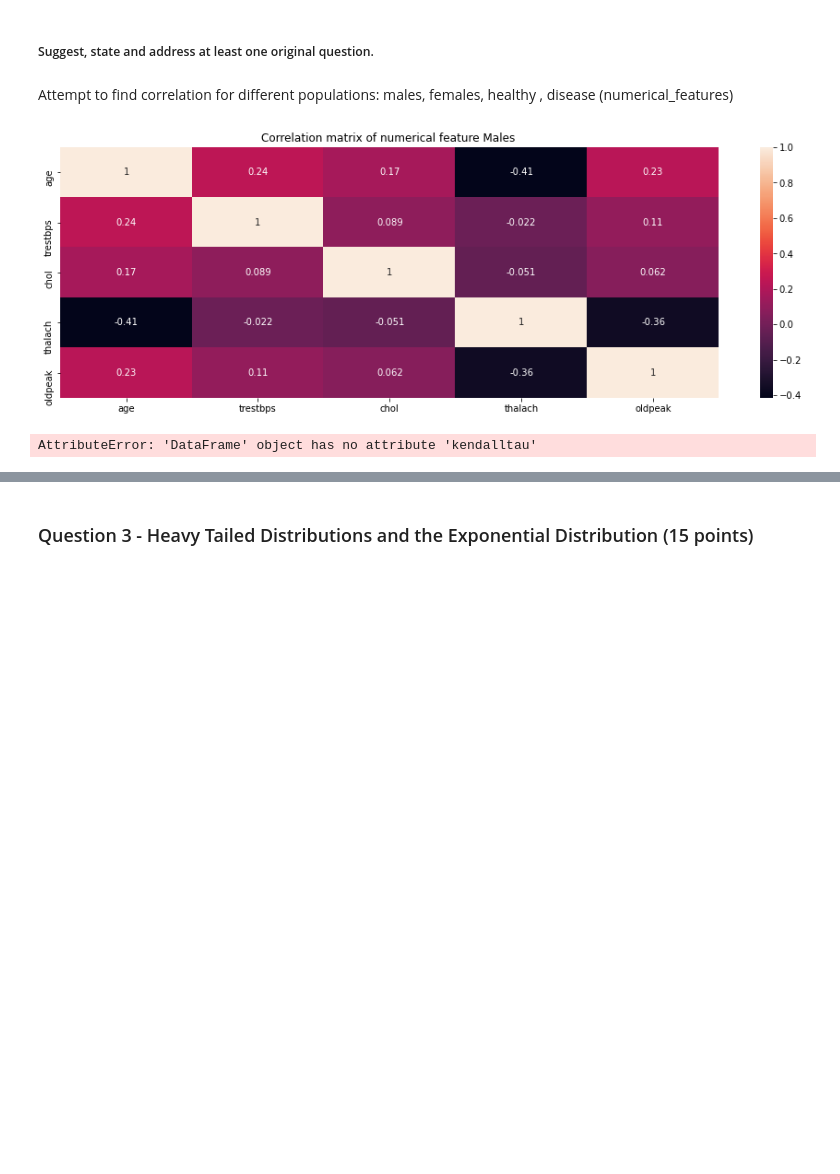
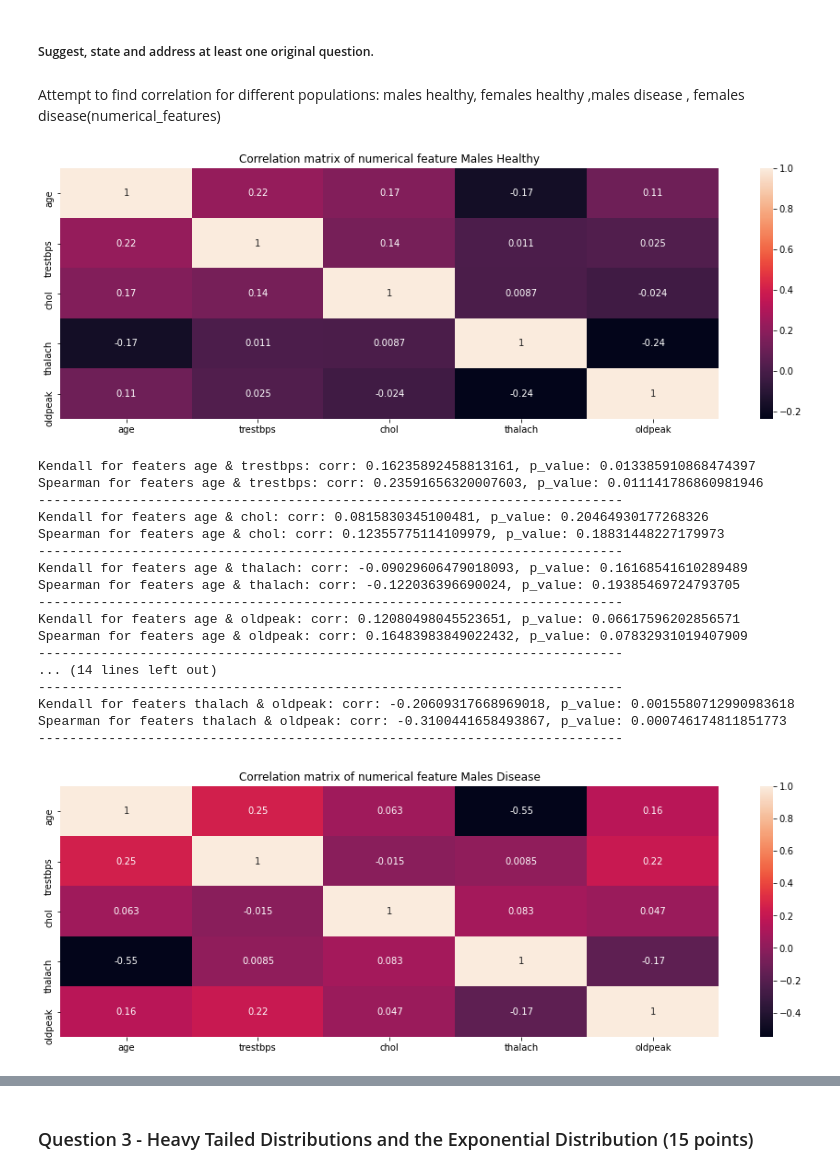
Before and after one commit to leeaz97/SatisticsIDC, a Jupyter notebook: HW3.ipynb, the cells around one changed output, grey strips where cells are left out. Cells and saved outputs as stored; diff of their text form; code cells hidden in the pictures; blank space fills up the shorter version.

```diff
--- a/HW3.ipynb
+++ b/HW3.ipynb
@@ -296,6 +338,8 @@ sns.heatmap(df.isnull(),yticklabels=False,cbar=False,cmap='viridis')
 ##### Using confidence intervals determine for which numerical features you can state with confidence of 95% that the healthy population (target = 0) mean is larger/smaller than the disease population (target = 1) mean.
 # %%
 # using formula Difference in proportions from the lect
+healthy = df.loc[df['target'] == 0]
+disease = df.loc[df['target'] == 1]
 alpha = 0.05 #confidence of 95%
 guma = norm.ppf(1-alpha/2)
 
@@ -558,29 +603,45 @@ for f in numerical_features_without_age:
 # %% [markdown]
 ##### Suggest, state and address at least one original question.
 # %% [markdown]
-Attempt to find correlation for different populations: males, females, healthy , disease (numerical_features)
+Attempt to find correlation for different populations: males healthy, females healthy ,males disease , females disease(numerical_features)
 # %%
-correlation_mat = df[df["sex"] == 1][numerical_features].corr()
+options_to_corr = [("age","trestbps"),("age","chol"),("age","thalach"),("age","oldpeak"),
+                   ("trestbps","chol"),("trestbps","thalach"),("trestbps","oldpeak"),
+                   ("chol","thalach"),("chol","oldpeak"),
+                   ("thalach","oldpeak")]
+
+correlation_mat = df[(df["sex"] == 1) & (df["target"] == 'healthy')][numerical_features].corr()
 plt.figure(figsize = (16,5))
 sns.heatmap(correlation_mat, annot = True)
-plt.title("Correlation matrix of numerical feature Males ")
+plt.title("Correlation matrix of numerical feature Males Healthy")
 plt.show()
-kendall_tau, kendall_p_value = stats.kendalltau(X, Y)
-print("Kendall for featers {} & {}: corr: {}, p_value: {}".format(c[0],c[1],kendall_tau,kendall_p_value))
-spearmanr_rho, spearmanr_p_value = stats.spearmanr(X, Y)
-print("Spearman for featers {} & {}: corr: {}, p_value: {}".format(c[0],c[1],spearmanr_rho,spearmanr_p_value))
-print("---------------------------------------------------------------------------")
 
-correlation_mat = df[df["sex"] == 0][numerical_features].corr()
+correlation_kendall_sperman_for_set_features(df[(df["sex"] == 1) & (df["target"] == 'healthy')],options_to_corr)
+
+correlation_mat = df[(df["sex"] == 1) & (df["target"] == 'disease')][numerical_features].corr()
 plt.figure(figsize = (16,5))
 sns.heatmap(correlation_mat, annot = True)
-plt.title("Correlation matrix of numerical feature Females ")
+plt.title("Correlation matrix of numerical feature Males Disease")
 plt.show()
-kendall_tau, kendall_p_value = stats.kendalltau(X, Y)
-print("Kendall for featers {} & {}: corr: {}, p_value: {}".format(c[0],c[1],kendall_tau,kendall_p_value))
-spearmanr_rho, spearmanr_p_value = stats.spearmanr(X, Y)
-print("Spearman for featers {} & {}: corr: {}, p_value: {}".format(c[0],c[1],spearmanr_rho,spearmanr_p_value))
-print("---------------------------------------------------------------------------")
+
+correlation_kendall_sperman_for_set_features(df[(df["sex"] == 1) & (df["target"] == 'disease')],options_to_corr)
 # %% [output]
-[figure, old version]
+[figure, new version]
-AttributeError: 'DataFrame' object has no attribute 'kendalltau'
+Kendall for featers age & trestbps: corr: 0.16235892458813161, p_value: 0.013385910868474397
+Spearman for featers age & trestbps: corr: 0.23591656320007603, p_value: 0.011141786860981946
+---------------------------------------------------------------------------
+Kendall for featers age & chol: corr: 0.0815830345100481, p_value: 0.20464930177268326
+Spearman for featers age & chol: corr: 0.12355775114109979, p_value: 0.18831448227179973
+---------------------------------------------------------------------------
+Kendall for featers age & thalach: corr: -0.09029606479018093, p_value: 0.16168541610289489
+Spearman for featers age & thalach: corr: -0.122036396690024, p_value: 0.19385469724793705
+---------------------------------------------------------------------------
+Kendall for featers age & oldpeak: corr: 0.12080498045523651, p_value: 0.06617596202856571
+Spearman for featers age & oldpeak: corr: 0.16483983849022432, p_value: 0.07832931019407909
+---------------------------------------------------------------------------
+... (14 lines left out)
+---------------------------------------------------------------------------
+Kendall for featers thalach & oldpeak: corr: -0.20609317668969018, p_value: 0.0015580712990983618
+Spearman for featers thalach & oldpeak: corr: -0.3100441658493867, p_value: 0.000746174811851773
+---------------------------------------------------------------------------
+[figure, added]
```
Also changed, not shown: parts of 35 cells of this notebook.
